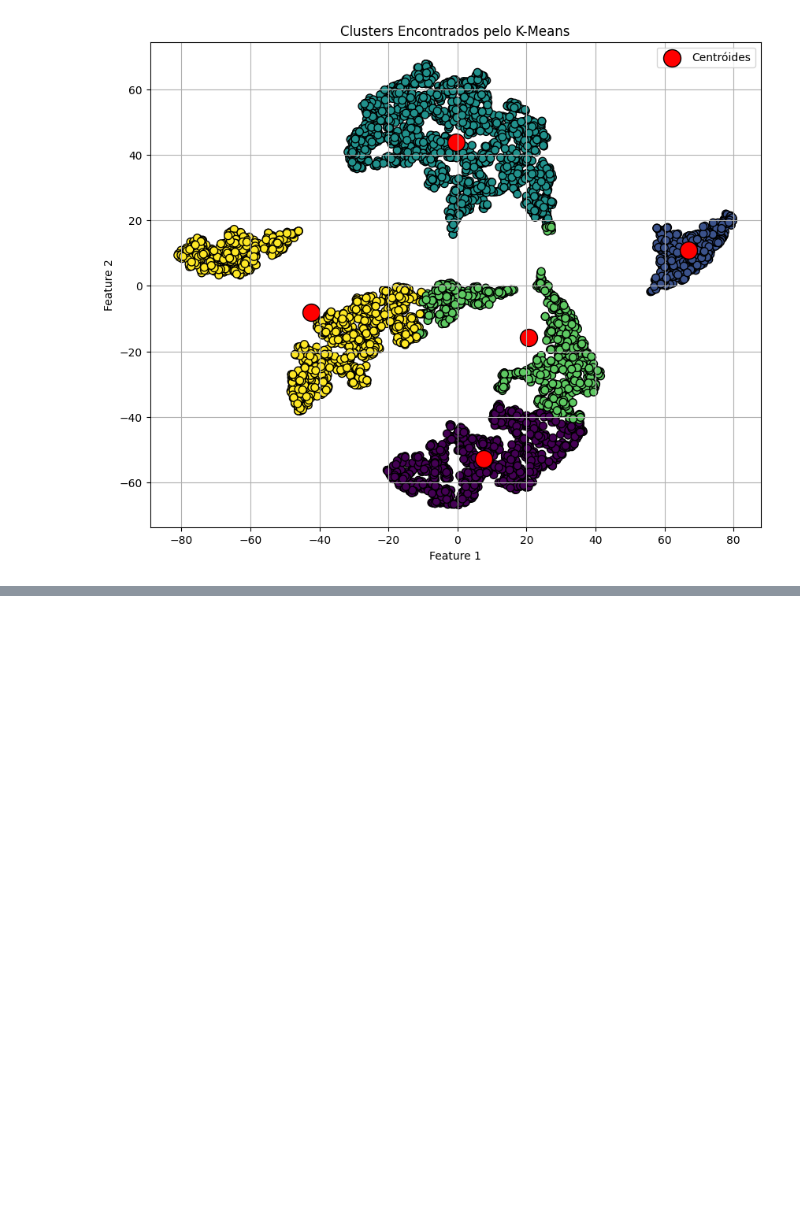
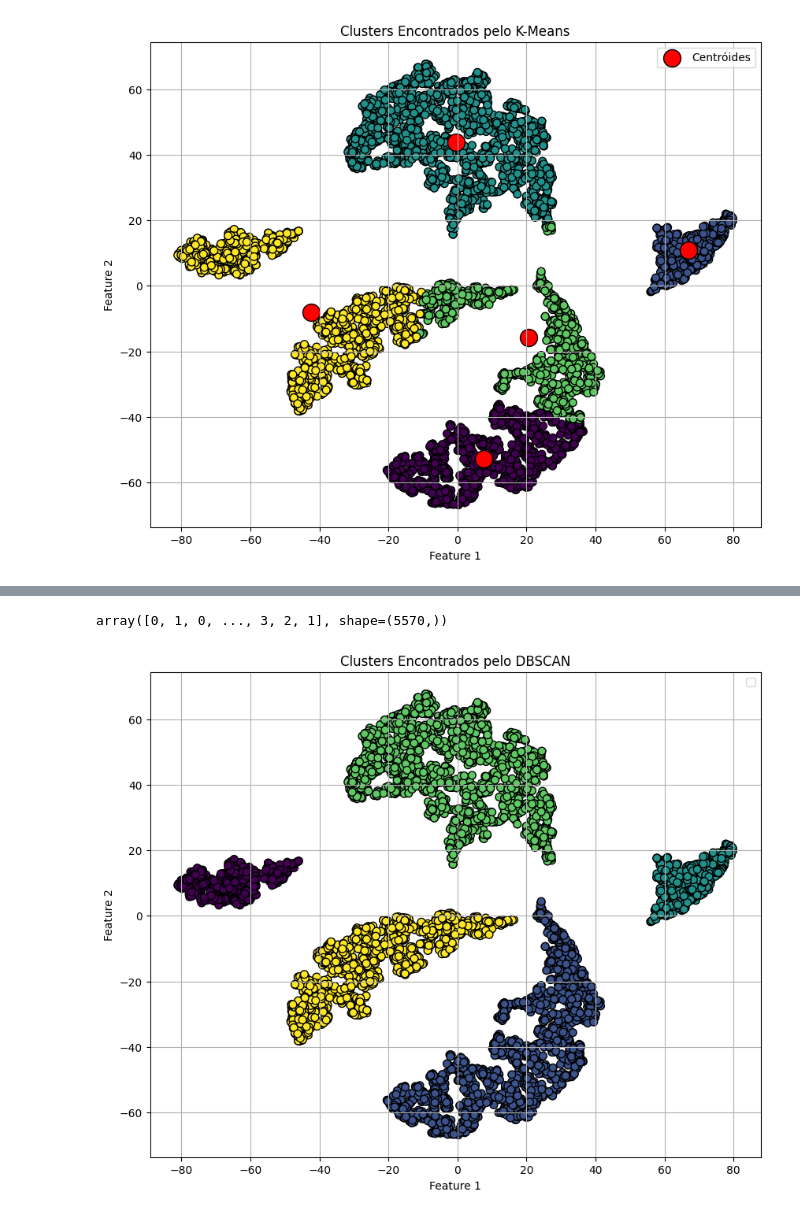
Before and after one commit to DouglaxN/project-unsupervised, a Jupyter notebook: J/main.ipynb, the cells around one changed output, grey strips where cells are left out. Saved outputs shown, nothing was run; the diff lists cells and outputs as text; code cells hidden in the pictures; blank space fills up the shorter version.

```diff
--- a/J/main.ipynb
+++ b/J/main.ipynb
@@ -126,0 +158,23 @@ plot_kmeans(kmeans)
+# %%
+def plot_dbscan(dbscan: DBSCAN):
+  labels = dbscan.fit_predict(df_cluster)
+  display(labels)
+  # cmap = cm.get_cmap('viridis')
+  # viridis = [cmap(i / 6) for i in range(6)]
+  plt.figure(figsize=(10,8))
+  plt.scatter(df_cluster[:, 0], df_cluster[:, 1], c=labels, s=50, cmap='viridis', edgecolor='k')
+  # plt.scatter(kmeans_centroids[:, 0], dbscan_centroids[:, 1], c='red', s=250, edgecolor='black', label='Centróides')
+  plt.title('Clusters Encontrados pelo DBSCAN')
+  plt.xlabel('Feature 1')
+  plt.ylabel('Feature 2')
+  plt.legend()
+  plt.grid(True)
+  plt.show()
+  return labels
+# %%
+# dbscan = DBSCAN(eps=2.0, min_samples=6)
+dbscan = DBSCAN(eps=2.6, min_samples=6)
+labels = plot_dbscan(dbscan)
+# %% [output]
+array([0, 1, 0, ..., 3, 2, 1], shape=(5570,))
+[figure, added]
```
Also changed, not shown: parts of 4 cells of this notebook.
